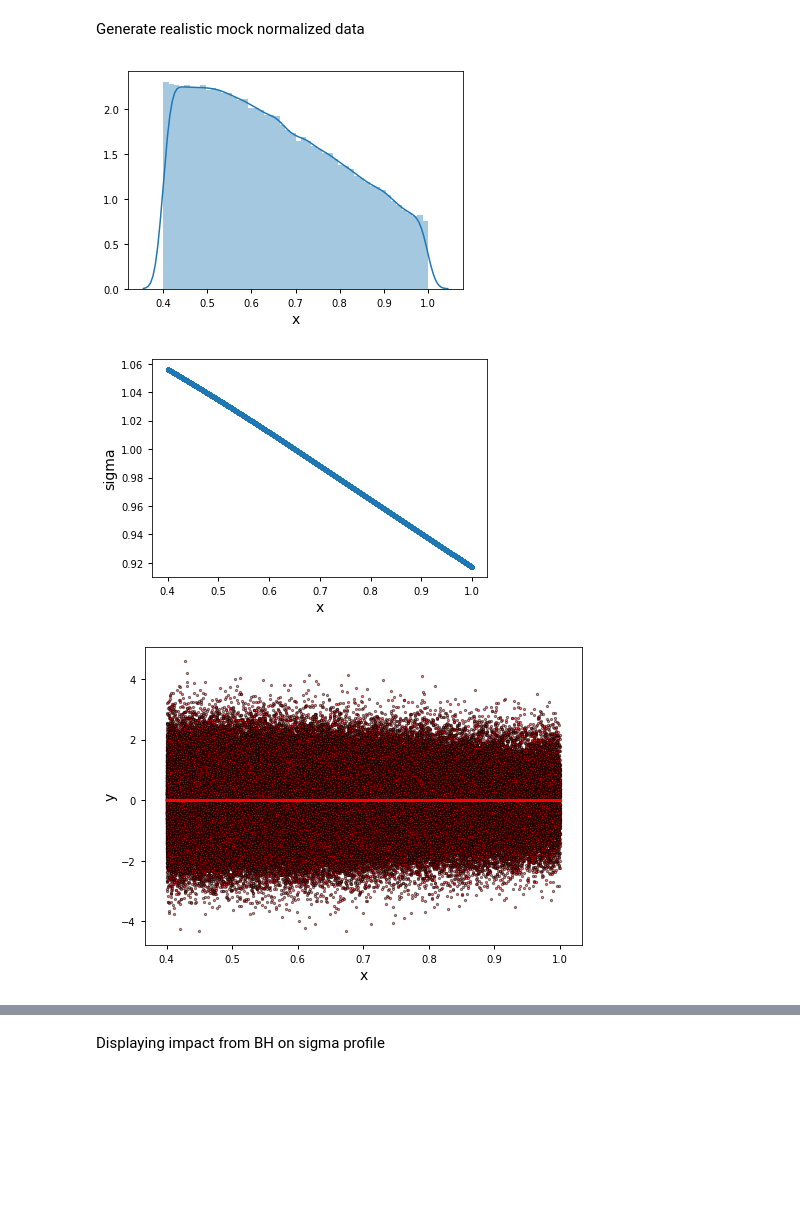
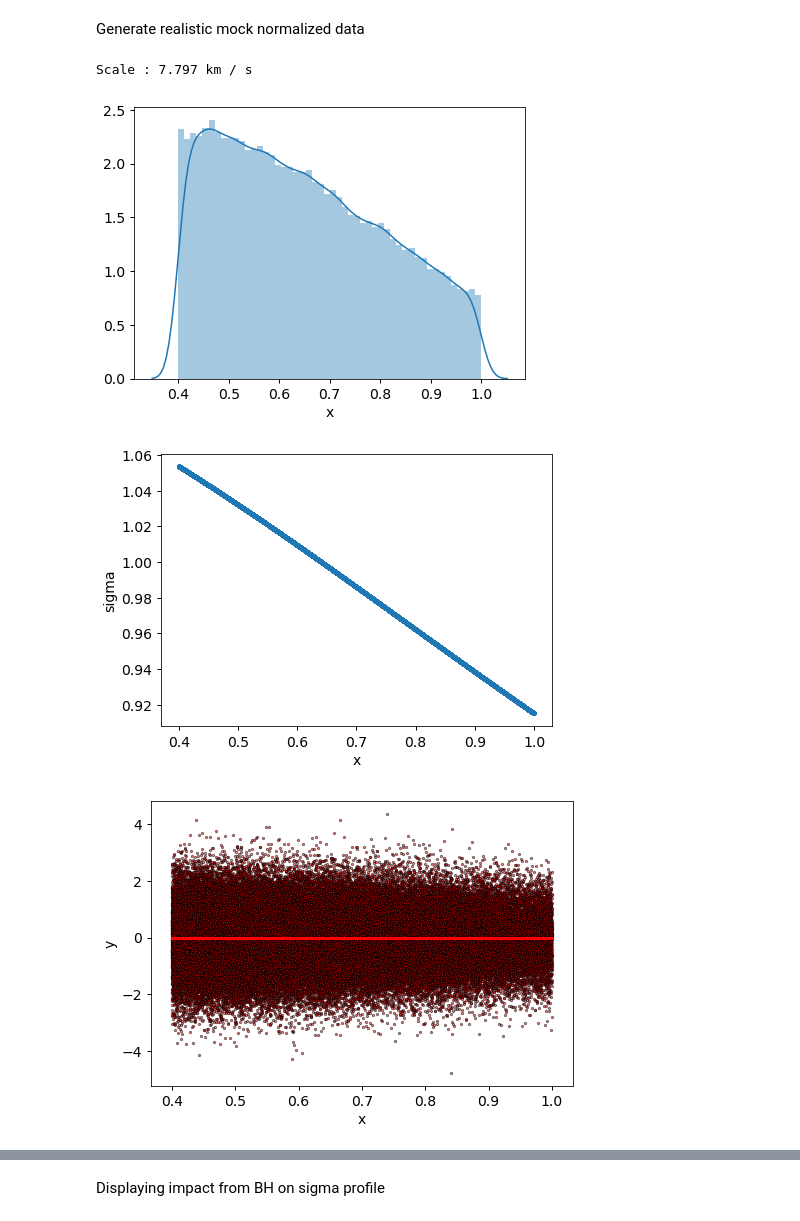
Before and after one commit to nstarman/jas1101_project, a Jupyter notebook: notebooks/Dynesty_GCModel.ipynb, the cells around one changed output, grey strips where cells are left out. Saved outputs shown, nothing was run; the diff lists cells and outputs as text; code cells hidden in the pictures; blank space fills up the shorter version.

```diff
--- a/notebooks/Dynesty_GCModel.ipynb
+++ b/notebooks/Dynesty_GCModel.ipynb
@@ -40,7 +40,7 @@ beta = 0.002 # ratio of M_BH
 y_mean = 0  # mean pm
 
 # generate mock r (normed)
-x = stats.truncnorm(loc=0.4, scale=0.4, a=0, b=1.5).rvs(200000)
+x = stats.truncnorm(loc=0.4, scale=0.4, a=0, b=1.5).rvs(100000)
 sig = np.sqrt(sigmar_2(x, M_gc, r_scale, beta)).to_value(u.km/u.s)
 
 # normalize sigma
@@ -53,38 +53,40 @@ y0 = y_mean + rng.normal(0, sig, X.shape[0])
 
 # normalize by std of data
 scale = y0.std()
+print("Scale : %.3f km / s"%scale)
 y = y0 / scale
 
 # distribution in x
 sns.distplot(x)
 plt.xlabel("x")
 plt.show()
 
 # sigma profile
 plt.plot(x, sig / scale, '.')
 plt.xlabel("x")
 plt.ylabel("sigma")
 plt.show()
 
 # display x-y scatter
 plt.figure(figsize=(7,5))
 X_ = np.linspace(x.min(), x.max(), 100)
 plt.scatter(X[:, 0], y, c='r', s=5, edgecolors=(0, 0, 0), alpha=0.5)
 plt.plot(X_, y_mean*np.ones_like(X_), 'r', lw=3)
 plt.xlabel("x")
 plt.ylabel("y")
 plt.tight_layout()
 plt.show()
 
 # display x-y hist2d
 plt.figure(figsize=(7,5))
 H, xb, yb, _ = plt.hist2d(x, y, bins=50, range=[[0,1.],np.quantile(y, [0.001, 0.999])], norm=AsinhNorm(), cmap="gnuplot2")
 
 plt.axvspan(0, x.min(), 0, color="gray", alpha=0.5)
 plt.xlabel("x")
 plt.ylabel("y") # normalized
 plt.show()
 # %% [output]
+Scale : 7.797 km / s
-[figure, old version]
+[figure, new version]
-[figure, old version]
+[figure, new version]
-[figure, old version]
+[figure, new version]
```
Also changed, not shown: parts of 9 cells of this notebook, 3 other files.
